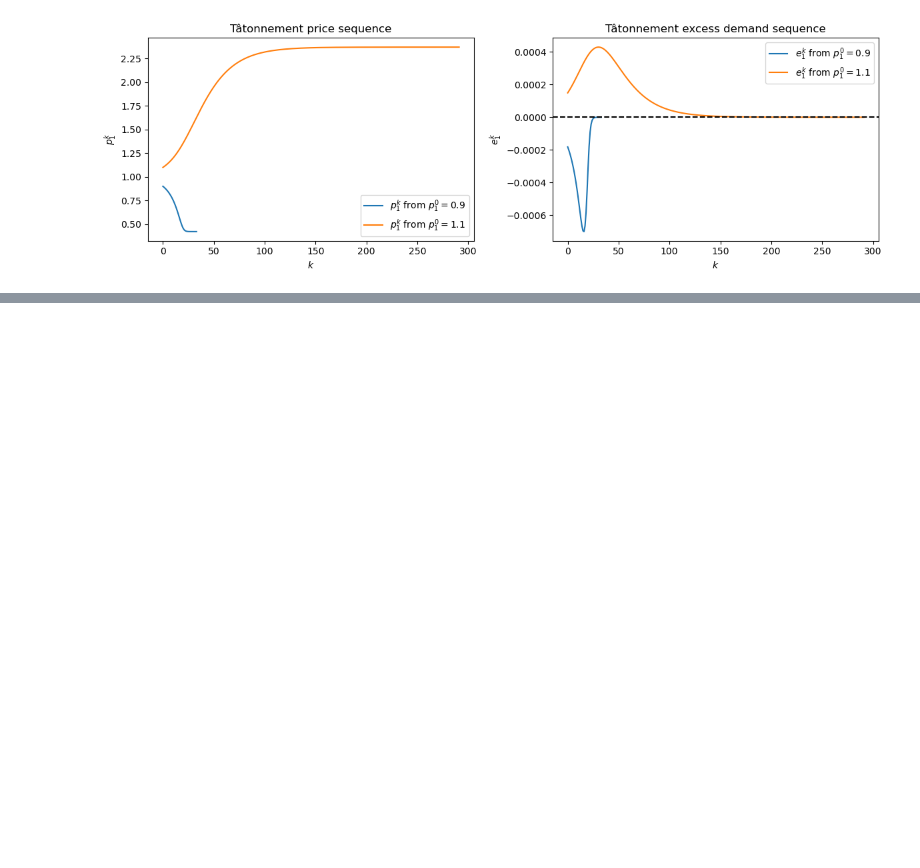
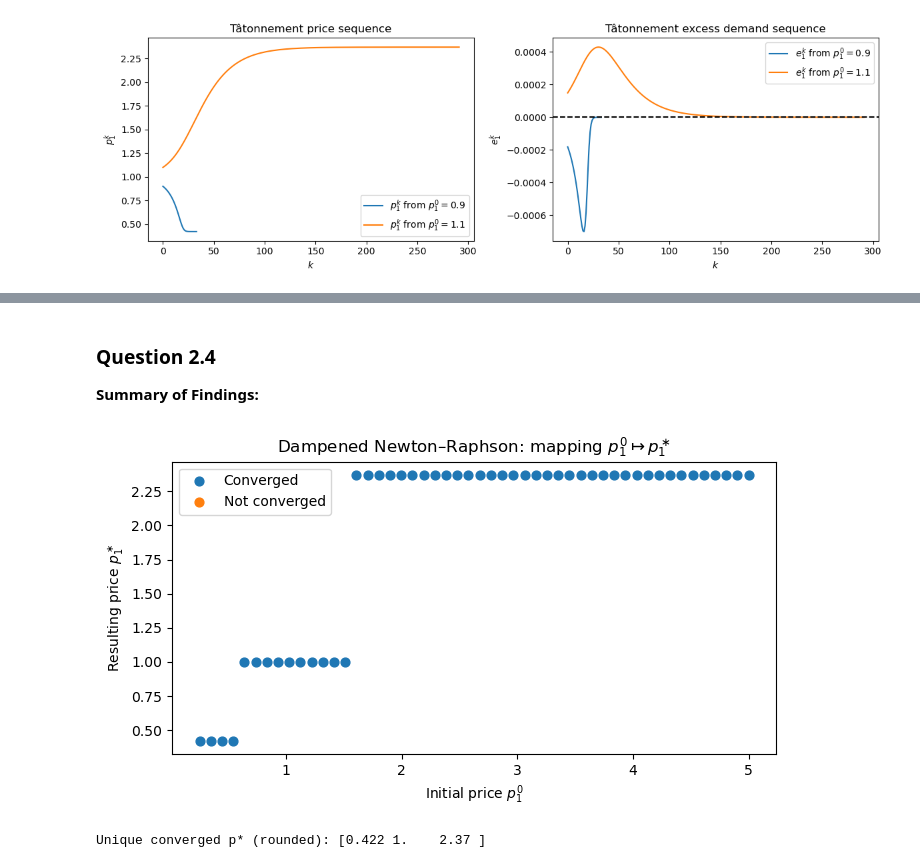
Before and after one commit to fgv916/ProgEconFgv916, a Jupyter notebook: Examproject.ipynb, the cells around one changed output, grey strips where cells are left out. Cells and saved outputs as stored; diff of their text form; code cells hidden in the pictures; blank space fills up the shorter version.

```diff
--- a/Examproject.ipynb
+++ b/Examproject.ipynb
@@ -237,0 +196,75 @@ plt.show()
+# %% [markdown]
+### Question 2.4
+
+__Summary of Findings:__
+# %%
+# # 1) Excess demand function
+# def excess_demand(p1):
+#     eps1, _ = Exchange.check_market_clearing(p1)
+#     return eps1
+
+# #2) Newton-Raphson
+# def newton_damped(p1_0):
+
+#     p = float(p1_0)
+#     p_seq = [p]
+#     e_seq = []
+
+#     for k in range(Exchange.par.K):
+
+#         # Compute excess demand
+#         e = excess_demand(p)
+#         e_seq.append(e)
+
+#         # Convergence check
+#         if abs(e) < Exchange.par.tol:
+#             break
+
+#         # Numerical derivative Delta^k
+#         Delta = (excess_demand(p + h) - e) / h
+
+#         # Avoid division by ~0
+#         if abs(Delta) < 1e-14:
+#             break
+
+#         # Dampened Newton update
+#         p_new = p - phi * (e / Delta)
+
+#         # If negative price, shrink
+#         if p_new < 0:
+#             p_new = iota * p
+
+#         p = p_new
+#         p_seq.append(p)
+
+#     return np.array(p_seq), np.array(e_seq)
+
+
+
+#2) Grid and plot
+p0_grid = np.linspace(0.25, 5, 50)
+
+pstar = np.empty_like(p0_grid)
+converged = np.zeros_like(p0_grid, dtype=bool)
+
+for i, p0 in enumerate(p0_grid):
+    p_seq, e_seq = Exchange.newton_damped(p0)
+    pstar[i] = p_seq[-1]
+    converged[i] = (abs(e_seq[-1]) < Exchange.par.tol)
+
+#3) Plot
+plt.figure(figsize=(7,4))
+plt.scatter(p0_grid[converged], pstar[converged], s=40, label="Converged")
+plt.scatter(p0_grid[~converged], pstar[~converged], s=40, label="Not converged")
+plt.xlabel(r"Initial price $p_1^0$")
+plt.ylabel(r"Resulting price $p_1^\ast$")
+plt.title("Dampened Newton–Raphson: mapping $p_1^0 \\mapsto p_1^\\ast$")
+plt.legend()
+plt.tight_layout()
+plt.show()
+
+
+print("Unique converged p* (rounded):", np.unique(np.round(pstar[converged], 3)))
+# %% [output]
+[figure, added]
+Unique converged p* (rounded): [0.422 1.    2.37 ]
```
Also changed, not shown: parts of 5 cells of this notebook, 1 other file.
